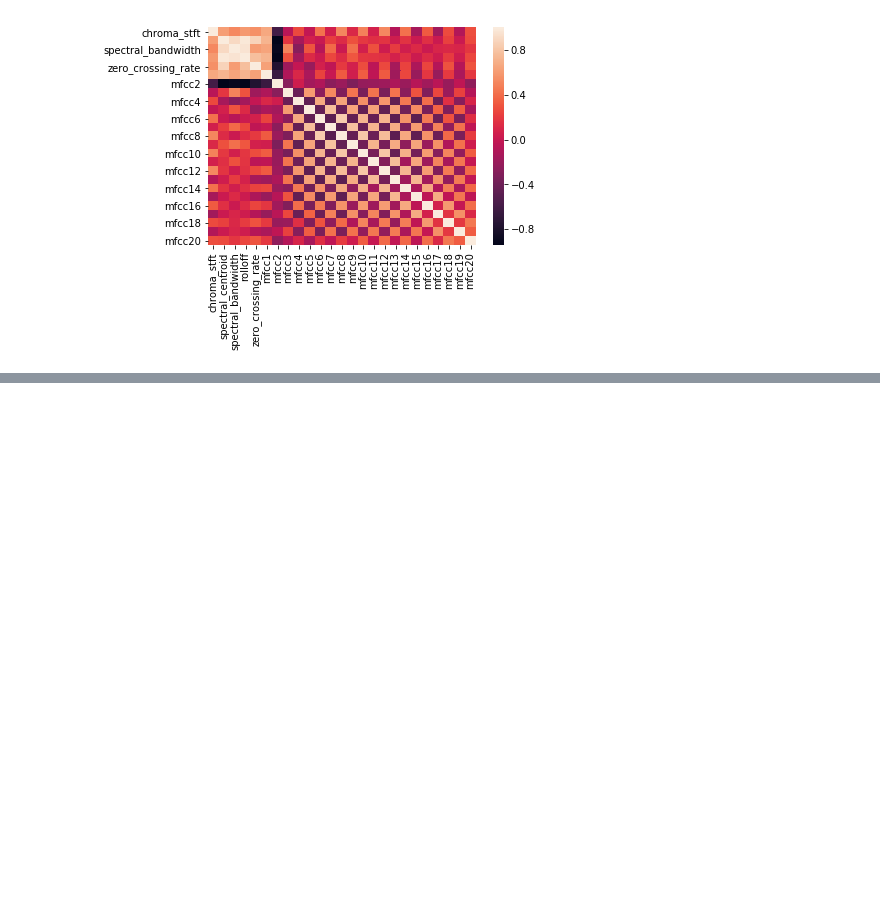
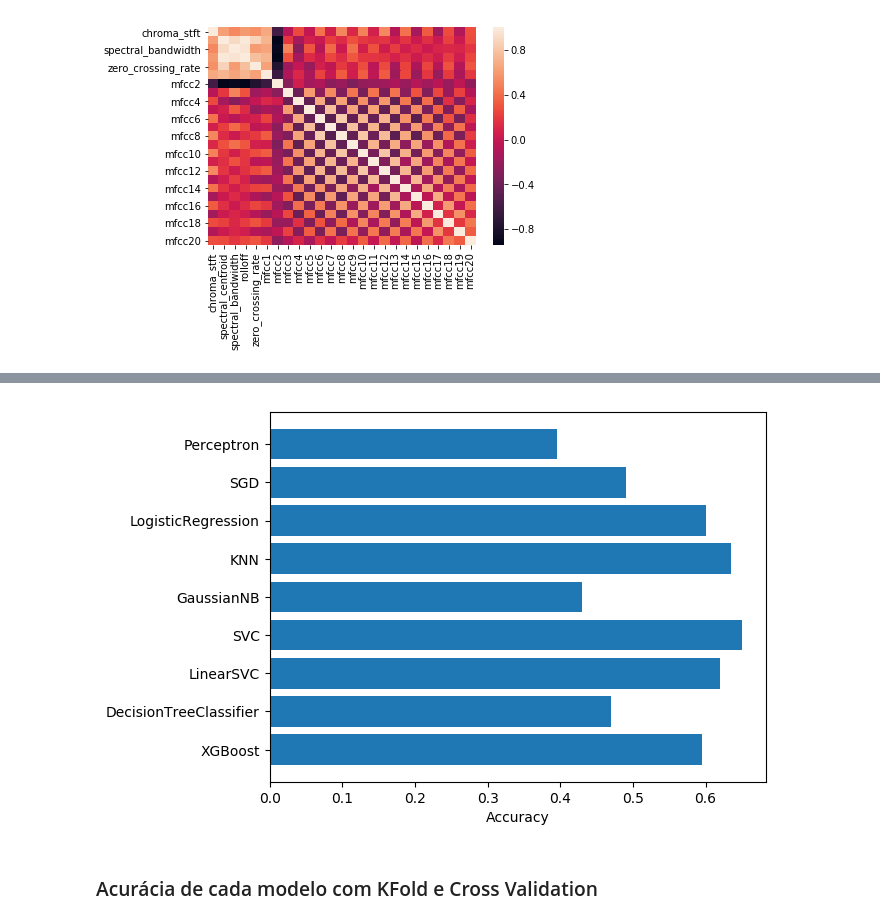
Before and after one commit to AAntunesNDS/genreClassification, a Jupyter notebook: GenreClassification.ipynb, the cells around one changed output, grey strips where cells are left out. Cells and saved outputs as stored; diff of their text form; code cells hidden in the pictures; blank space fills up the shorter version.

```diff
--- a/GenreClassification.ipynb
+++ b/GenreClassification.ipynb
@@ -178,0 +320,12 @@ plt.show()
+# %%
+warnings.simplefilter('ignore')
+
+results2 = []
+
+a = 0
+for clf in classifiers:
+    clf.fit(X_train_std, y_train)
+    y_pred = clf.predict(X_test_std)
+    results2.append(acc(y_pred, y_test))
+    print(classifiersNames[a],' : ', acc(y_pred, y_test))
+    a = a + 1
@@ -178,0 +342,6 @@ plt.show()
+# %%
+makeGraph(results2)
+# %% [output]
+[figure, added]
+# %% [markdown]
+### Acurácia de cada modelo com KFold e Cross Validation
```
Also changed, not shown: parts of 60 cells of this notebook, 5 other files.
